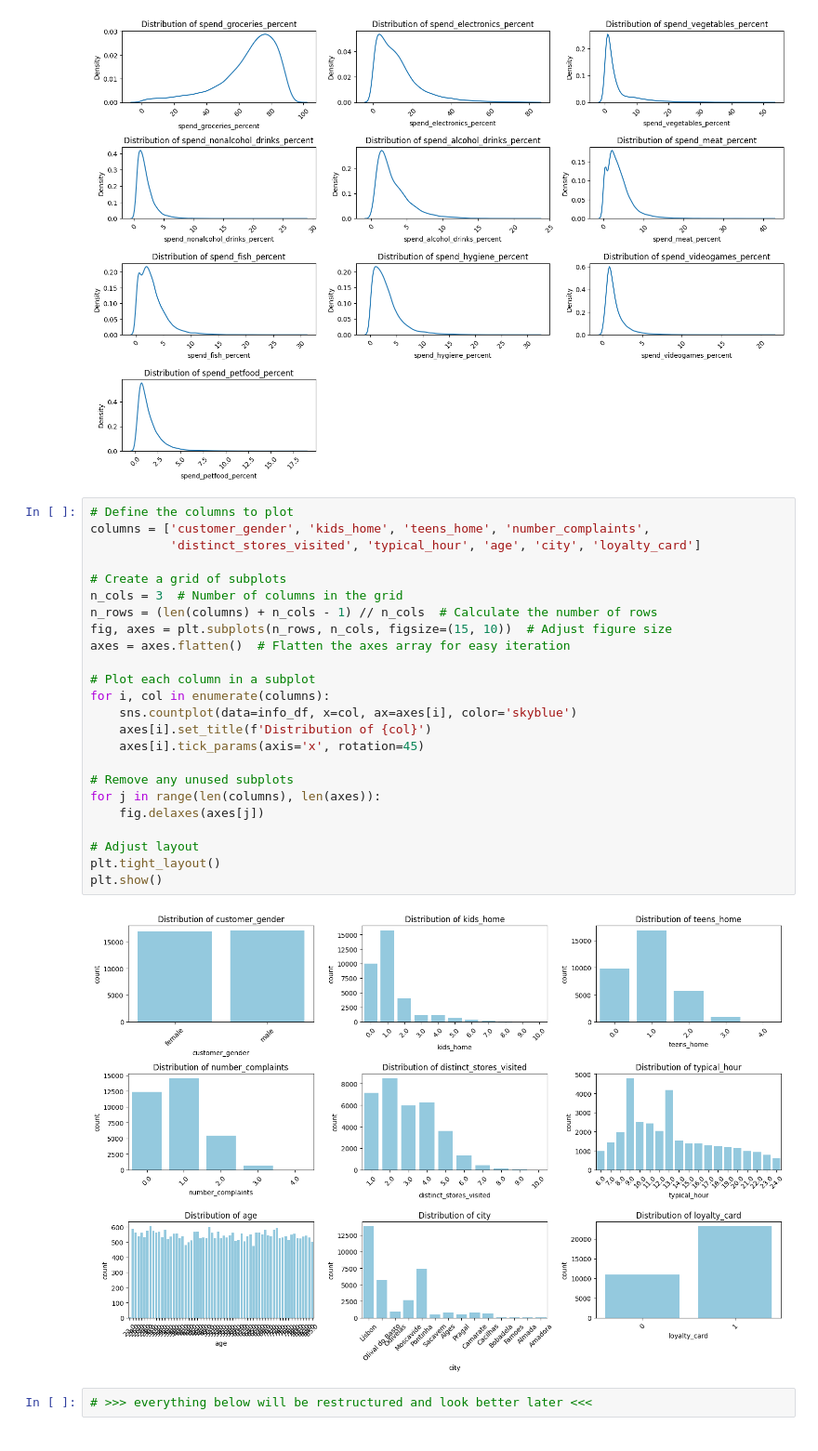
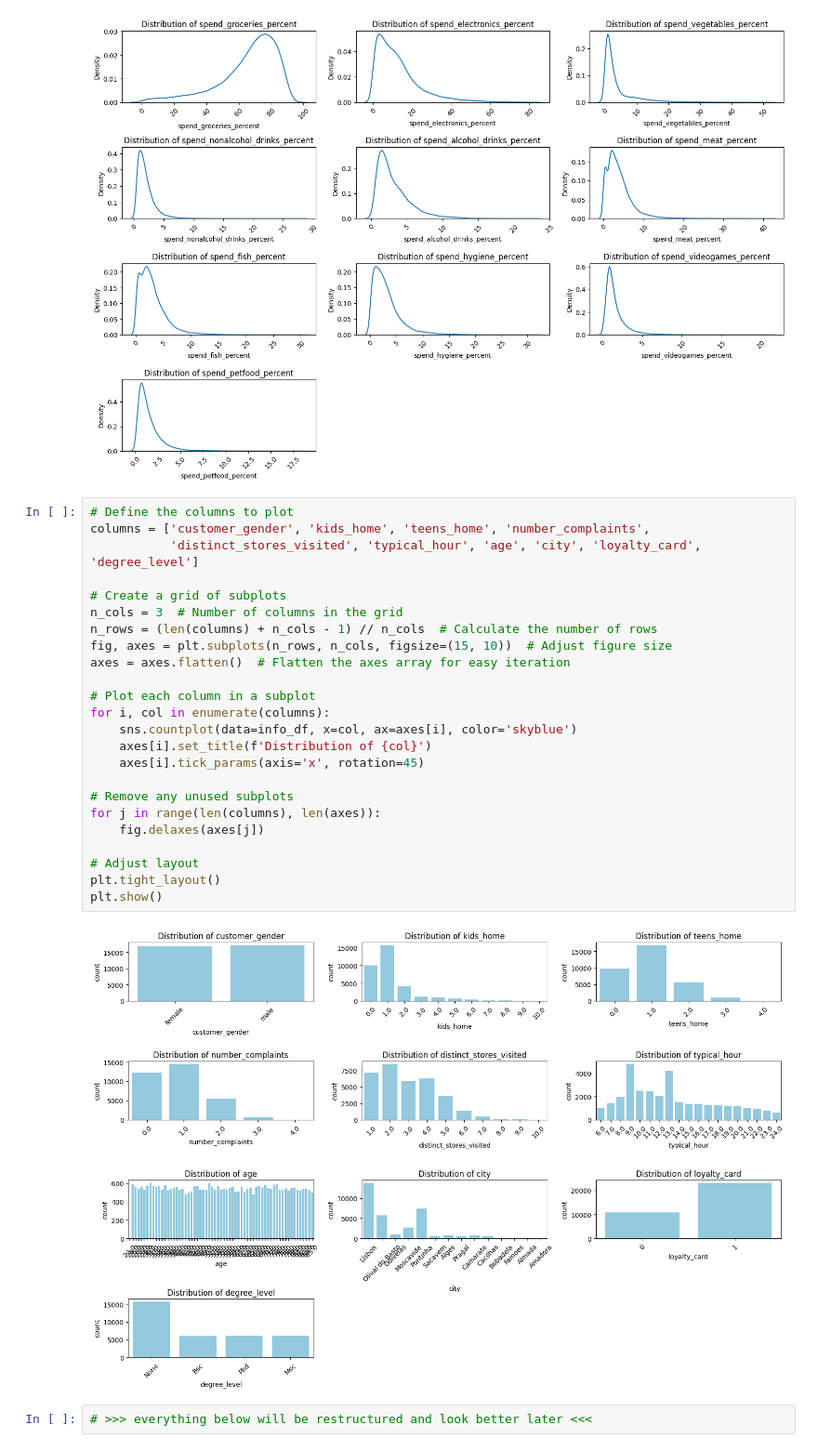
Before and after one commit to Yan-Sidoryk/Unsupervised-Customer-Segmentation, a Jupyter notebook: visualization.ipynb, the cells around one changed output. Shown at 93% size. Saved outputs shown, nothing was run; the diff lists cells and outputs as text.

Commit message:
Added degree level column to functions and included it into visualizations :)

```diff
--- a/visualization.ipynb
+++ b/visualization.ipynb
@@ -210,29 +200,29 @@ plt.show()
 # %%
 # Define the columns to plot
 columns = ['customer_gender', 'kids_home', 'teens_home', 'number_complaints',
-           'distinct_stores_visited', 'typical_hour', 'age', 'city', 'loyalty_card']
+           'distinct_stores_visited', 'typical_hour', 'age', 'city', 'loyalty_card', 'degree_level']
 
 # Create a grid of subplots
 n_cols = 3  # Number of columns in the grid
 n_rows = (len(columns) + n_cols - 1) // n_cols  # Calculate the number of rows
 fig, axes = plt.subplots(n_rows, n_cols, figsize=(15, 10))  # Adjust figure size
 axes = axes.flatten()  # Flatten the axes array for easy iteration
 
 # Plot each column in a subplot
 for i, col in enumerate(columns):
     sns.countplot(data=info_df, x=col, ax=axes[i], color='skyblue')
     axes[i].set_title(f'Distribution of {col}')
     axes[i].tick_params(axis='x', rotation=45)
 
 # Remove any unused subplots
 for j in range(len(columns), len(axes)):
     fig.delaxes(axes[j])
 
 # Adjust layout
 plt.tight_layout()
 plt.show()
 # %% [output]
-[figure, old version]
+[figure, new version]
 # %%
 # >>> everything below will be restructured and look better later <<<
 # %%
```
Also changed, not shown: parts of 2 cells of this notebook, 1 other file.
